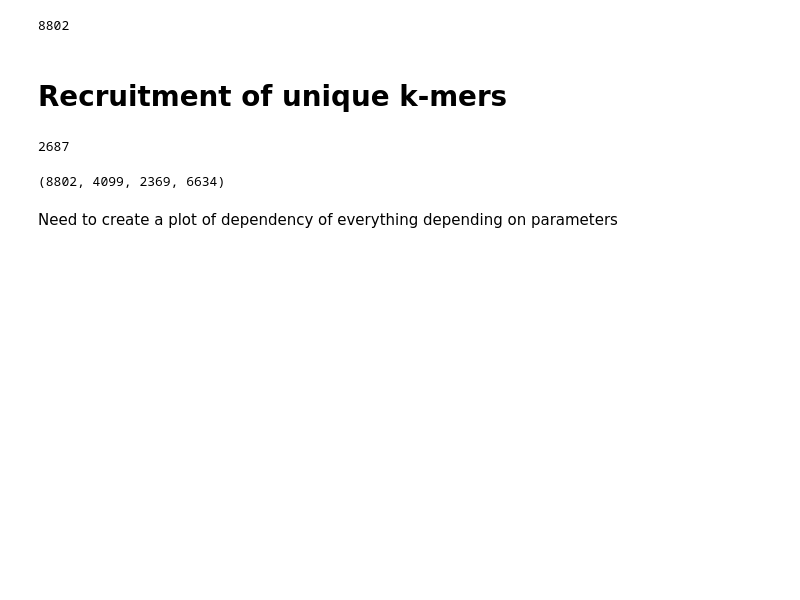
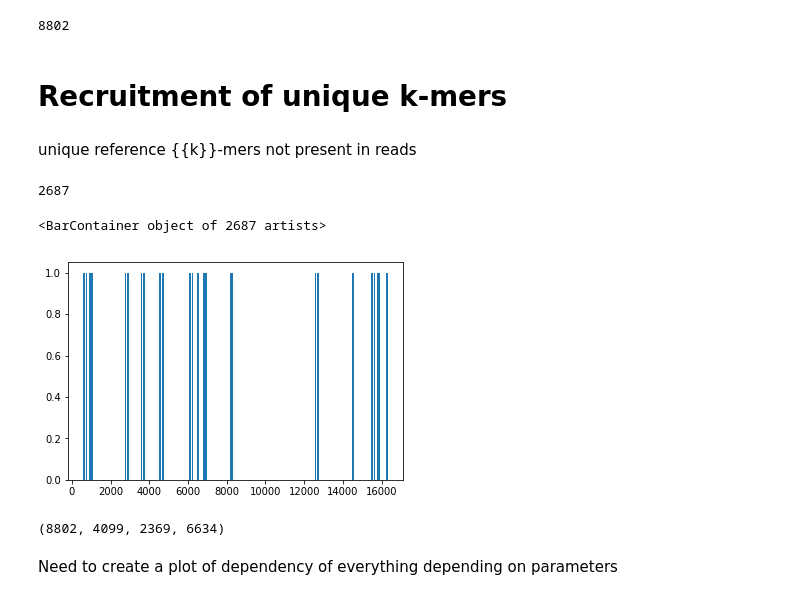
Before and after one commit to seryrzu/centroFlye, a Jupyter notebook: scripts/jupyters/Unique mono-k-mers.ipynb, the cells around one changed output. Saved outputs shown, nothing was run; the diff lists cells and outputs as text; code cells hidden in the pictures; blank space fills up the shorter version.

```diff
--- a/scripts/jupyters/Unique mono-k-mers.ipynb
+++ b/scripts/jupyters/Unique mono-k-mers.ipynb
@@ -105,10 +105,20 @@ rare_min_mult, rare_max_mult = 5, 15
 
 rare_kmers, reads2rare_kmers, all_read_kmers = \
     get_rare_mono_kmers(lrd_report, k=k, min_mult=rare_min_mult, max_mult=rare_max_mult)
+# %% [markdown]
+unique reference {{k}}-mers not present in reads
 # %%
 sum(all_read_kmers[kmer] == 0 for kmer in ref_unique_kmers)
 # %% [output]
 2687
+# %%
+uniqueRef_absentReads_pos = [ref_pos[kmer] for kmer in ref_unique_kmers if all_read_kmers[kmer] == 0]
+uniqueRef_absentReads_pos = sorted(sum(uniqueRef_absentReads_pos, []))
+# %%
+plt.bar(uniqueRef_absentReads_pos, height=1)
+# %% [output]
+<BarContainer object of 2687 artists>
+[figure, added]
 # %%
 set_rare_kmers = set(rare_kmers.keys())
 len(ref_unique_kmers), len(set_rare_kmers & ref_unique_kmers), len(set_rare_kmers - set_ref_kmers), len(set_rare_kmers)
```
Also changed, not shown: 3 other files.
